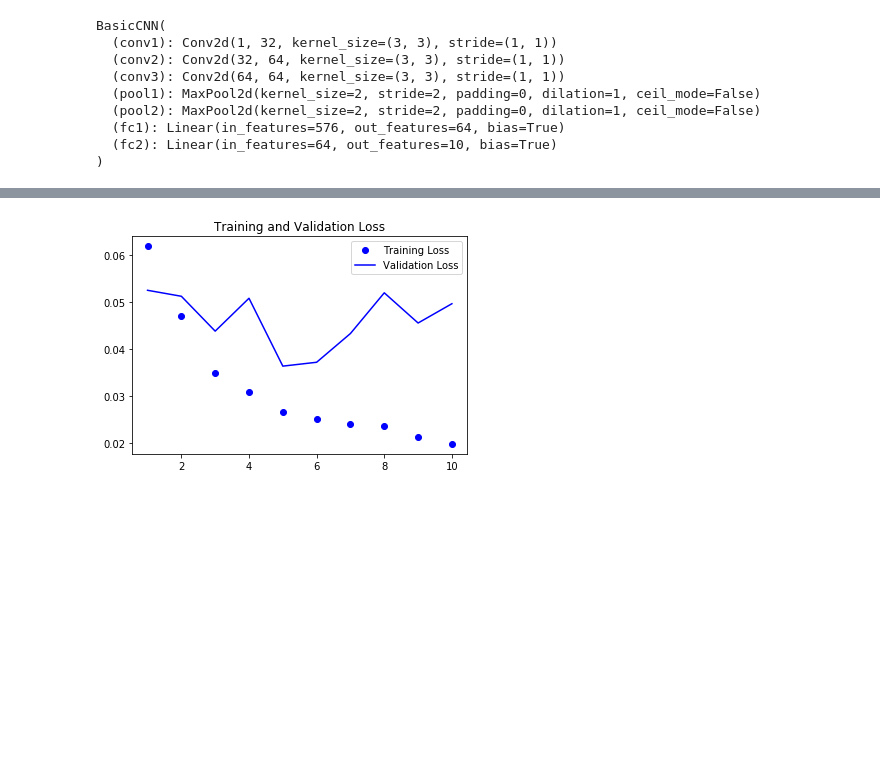
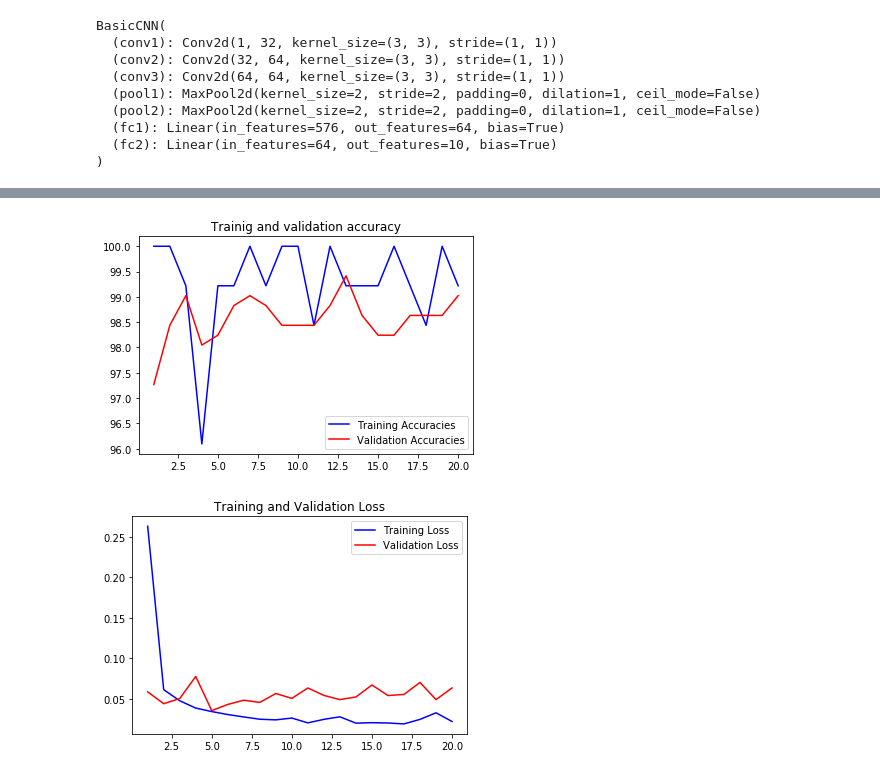
Before and after one commit to ccarpenterg/LearningPyTorch1.x, a Jupyter notebook: 03_plotting_loss_and_accuracy.ipynb, the cells around one changed output, grey strips where cells are left out. Saved outputs shown, nothing was run; the diff lists cells and outputs as text; code cells hidden in the pictures; blank space fills up the shorter version.

Commit message:
added training stats function; added training/validation accuracy plot; refactored training loop

```diff
--- a/03_plotting_loss_and_accuracy.ipynb
+++ b/03_plotting_loss_and_accuracy.ipynb
@@ -144,19 +147,37 @@ def accuracy(model, loader):
             total += labels.size(0)
             correct += (predicted == labels).sum().item()
 
-            return (correct / total)
+            return (correct / total) * 100
+# %%
+def training_stats(train_loss, train_accuracy, val_loss, val_accuracy):
+    print(('training loss: {:.3f} '
+           'training accuracy: {:.2f}% || '
+           'val. loss: {:.3f} '
+           'val. accuracy: {:.2f}%').format(train_loss, train_accuracy,
+                                            val_loss, val_accuracy))
 # %%
 loss_fn = nn.CrossEntropyLoss()
+
+EPOCHS = 20
 
 train_losses = []
 valid_losses = []
 
-for epoch in range(1, 1+10):
+train_accuracies = []
+valid_accuracies = []
+
+for epoch in range(1, 1 + EPOCHS):
 
     train_loss = train(model, loss_fn, optimizer)
     train_losses.append(train_loss)
+    train_accuracy = accuracy(model, train_loader)
+    train_accuracies.append(train_accuracy)
 
     valid_loss = validate(model, loss_fn, optimizer)
     valid_losses.append(valid_loss)
+    valid_accuracy = accuracy(model, valid_loader)
+    valid_accuracies.append(valid_accuracy)
 
-    print('Epoch number', epoch)
+    print('Epoch {}/{}'.format(epoch, EPOCHS))
+
+    training_stats(train_loss, train_accuracy, valid_loss, valid_accuracy)
@@ -163,13 +202,21 @@ for epoch in range(1, 1+10):
 # %%
 import matplotlib.pyplot as plt
 
 epochs = range(1, len(train_losses) + 1)
 
-plt.plot(epochs, train_losses, 'bo', label='Training Loss')
-plt.plot(epochs, valid_losses, 'b', label='Validation Loss')
+plt.plot(epochs, train_accuracies, 'b', label='Training Accuracies')
+plt.plot(epochs, valid_accuracies, 'r', label='Validation Accuracies')
+plt.title('Trainig and validation accuracy')
+plt.legend()
+
+plt.figure()
+
+plt.plot(epochs, train_losses, 'b', label='Training Loss')
+plt.plot(epochs, valid_losses, 'r', label='Validation Loss')
 plt.title('Training and Validation Loss')
 plt.legend()
 
 plt.show()
 # %% [output]
-[figure, old version]
+[figure, new version]
+[figure, added]
```
Also changed, not shown: parts of 3 cells of this notebook.
